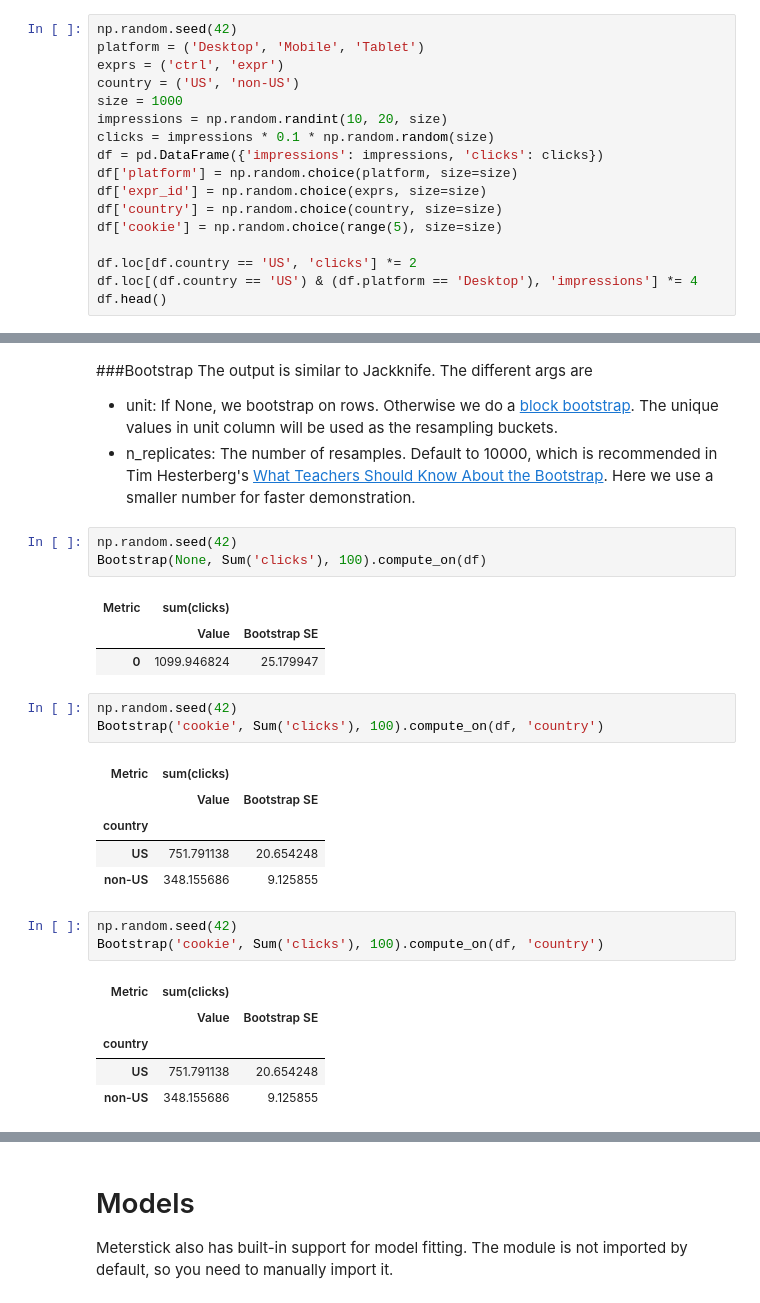
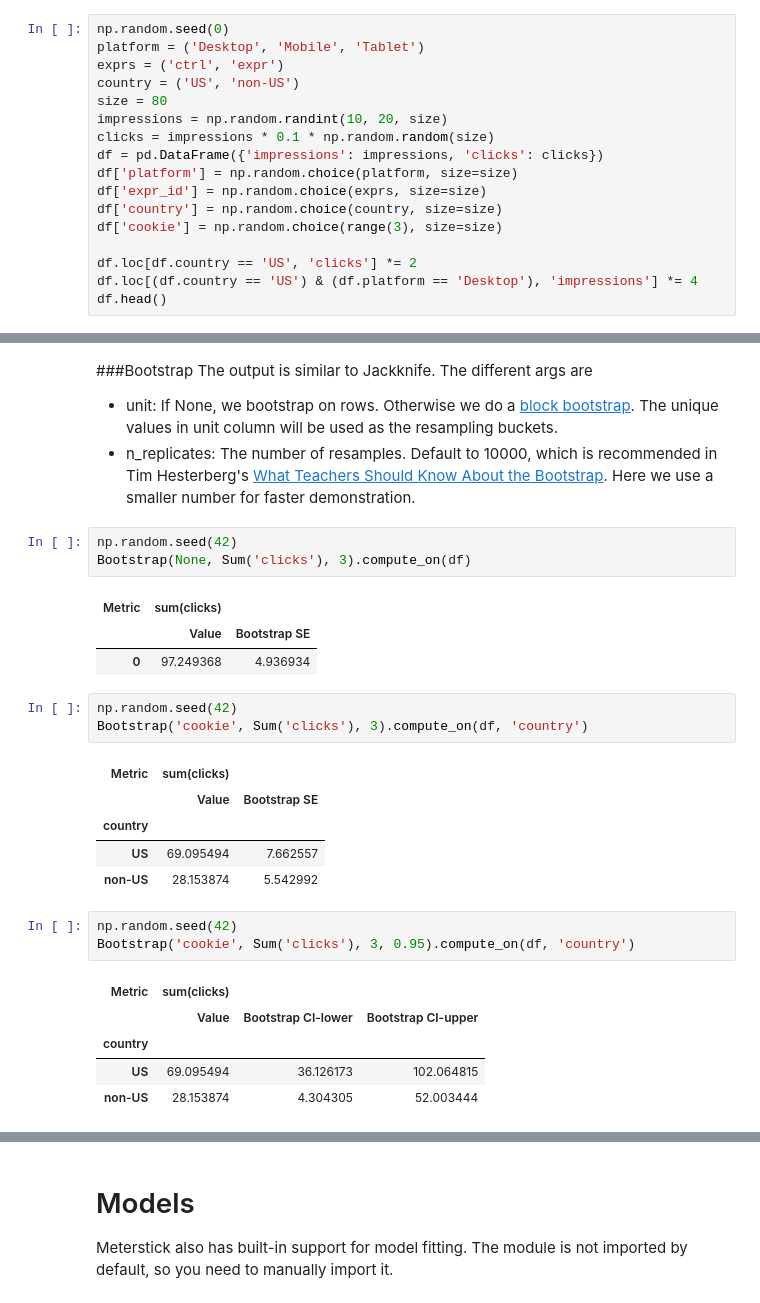
Before and after one commit to google/meterstick, a Jupyter notebook: meterstick_demo.ipynb, the cells around one changed output, grey strips where cells are left out. Saved outputs shown, nothing was run; the diff lists cells and outputs as text.

```diff
--- a/meterstick_demo.ipynb
+++ b/meterstick_demo.ipynb
@@ -26,18 +27,18 @@ import pandas as pd
 
 from meterstick import *
 # %%
-np.random.seed(42)
+np.random.seed(0)
 platform = ('Desktop', 'Mobile', 'Tablet')
 exprs = ('ctrl', 'expr')
 country = ('US', 'non-US')
-size = 1000
+size = 80
 impressions = np.random.randint(10, 20, size)
 clicks = impressions * 0.1 * np.random.random(size)
 df = pd.DataFrame({'impressions': impressions, 'clicks': clicks})
 df['platform'] = np.random.choice(platform, size=size)
 df['expr_id'] = np.random.choice(exprs, size=size)
 df['country'] = np.random.choice(country, size=size)
-df['cookie'] = np.random.choice(range(5), size=size)
+df['cookie'] = np.random.choice(range(3), size=size)
 
 df.loc[df.country == 'US', 'clicks'] *= 2
 df.loc[(df.country == 'US') & (df.platform == 'Desktop'), 'impressions'] *= 4
@@ -717,26 +737,26 @@ The output is similar to Jackknife. The different args are
   - n_replicates: The number of resamples. Default to 10000, which is recommended in Tim Hesterberg's [What Teachers Should Know About the Bootstrap](https://amstat.tandfonline.com/doi/full/10.1080/00031305.2015.1089789). Here we use a smaller number for faster demonstration.
 # %%
 np.random.seed(42)
-Bootstrap(None, Sum('clicks'), 100).compute_on(df)
+Bootstrap(None, Sum('clicks'), 3).compute_on(df)
 # %% [output]
 | Metric | sum(clicks) |  |
 |  | Value | Bootstrap SE |
-| 0 | 1099.946824 | 25.179947 |
+| 0 | 97.249368 | 4.936934 |
 # %%
 np.random.seed(42)
-Bootstrap('cookie', Sum('clicks'), 100).compute_on(df, 'country')
+Bootstrap('cookie', Sum('clicks'), 3).compute_on(df, 'country')
 # %% [output]
 | Metric | sum(clicks) |  |
 |  | Value | Bootstrap SE |
 | country |  |  |
-| US | 751.791138 | 20.654248 |
-| non-US | 348.155686 | 9.125855 |
+| US | 69.095494 | 7.662557 |
+| non-US | 28.153874 | 5.542992 |
 # %%
 np.random.seed(42)
-Bootstrap('cookie', Sum('clicks'), 100).compute_on(df, 'country')
+Bootstrap('cookie', Sum('clicks'), 3, 0.95).compute_on(df, 'country')
 # %% [output]
-| Metric | sum(clicks) |  |
-|  | Value | Bootstrap SE |
-| country |  |  |
-| US | 751.791138 | 20.654248 |
-| non-US | 348.155686 | 9.125855 |
+| Metric | sum(clicks) |  |  |
+|  | Value | Bootstrap CI-lower | Bootstrap CI-upper |
+| country |  |  |  |
+| US | 69.095494 | 36.126173 | 102.064815 |
+| non-US | 28.153874 | 4.304305 | 52.003444 |
```
Also changed, not shown: parts of 119 cells of this notebook, 15 other files.
